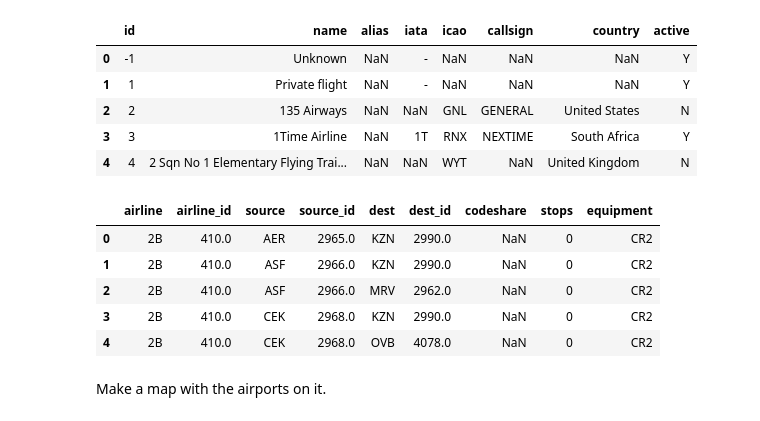
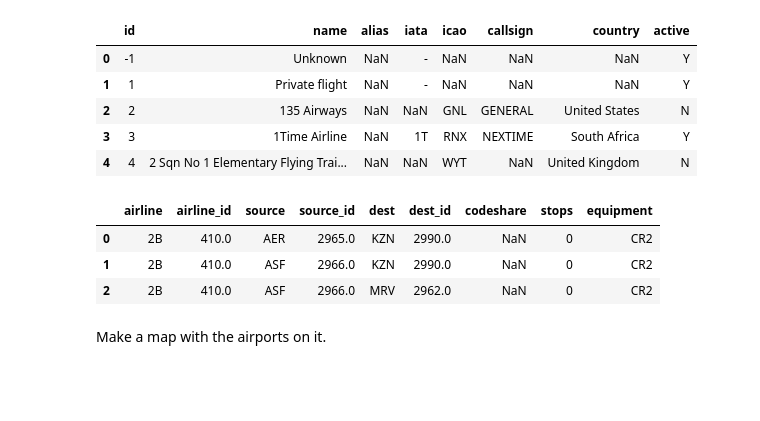
Before and after one commit to jawadmhoque/ce599, a Jupyter notebook: 09-Mapping/interactive-mapping.ipynb, the cells around one changed output. Drawn from its saved outputs; the diff is of its cells as text; code cells hidden in the pictures; blank space fills up the shorter version.

```diff
--- a/09-Mapping/interactive-mapping.ipynb
+++ b/09-Mapping/interactive-mapping.ipynb
@@ -139,14 +139,12 @@ airlines.head()
 | 3 | 3 | 1Time Airline | NaN | 1T | RNX | NEXTIME | South Africa | Y |
 | 4 | 4 | 2 Sqn No 1 Elementary Flying Trai... | NaN | NaN | WYT | NaN | United Kingdom | N |
 # %%
-routes.head()
+routes.head(3)
 # %% [output]
 |  | airline | airline_id | source | source_id | dest | dest_id | codeshare | stops | equipment |
 | 0 | 2B | 410.0 | AER | 2965.0 | KZN | 2990.0 | NaN | 0 | CR2 |
 | 1 | 2B | 410.0 | ASF | 2966.0 | KZN | 2990.0 | NaN | 0 | CR2 |
 | 2 | 2B | 410.0 | ASF | 2966.0 | MRV | 2962.0 | NaN | 0 | CR2 |
-| 3 | 2B | 410.0 | CEK | 2968.0 | KZN | 2990.0 | NaN | 0 | CR2 |
-| 4 | 2B | 410.0 | CEK | 2968.0 | OVB | 4078.0 | NaN | 0 | CR2 |
 # %% [markdown]
 Make a map with the airports on it.
 # %%
```
Also changed, not shown: parts of 40 cells of this notebook, 4 other files.
